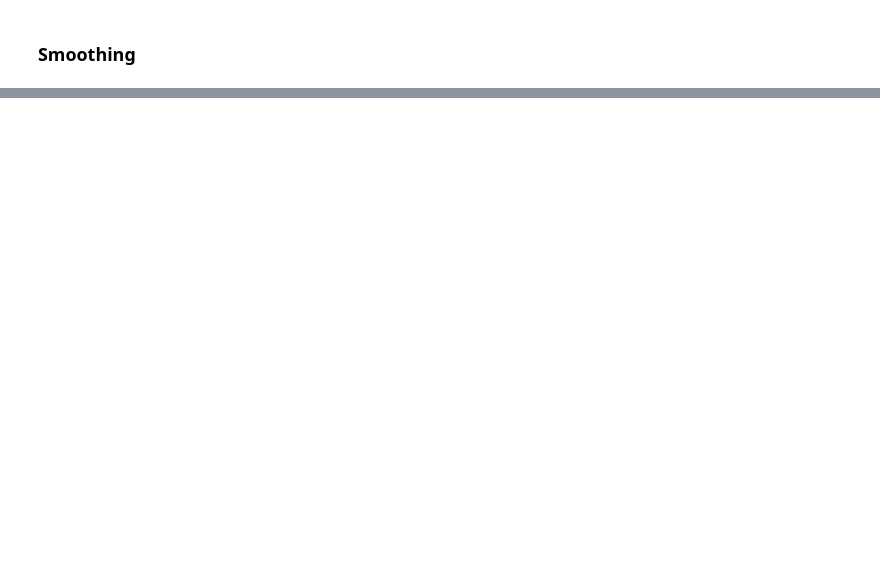
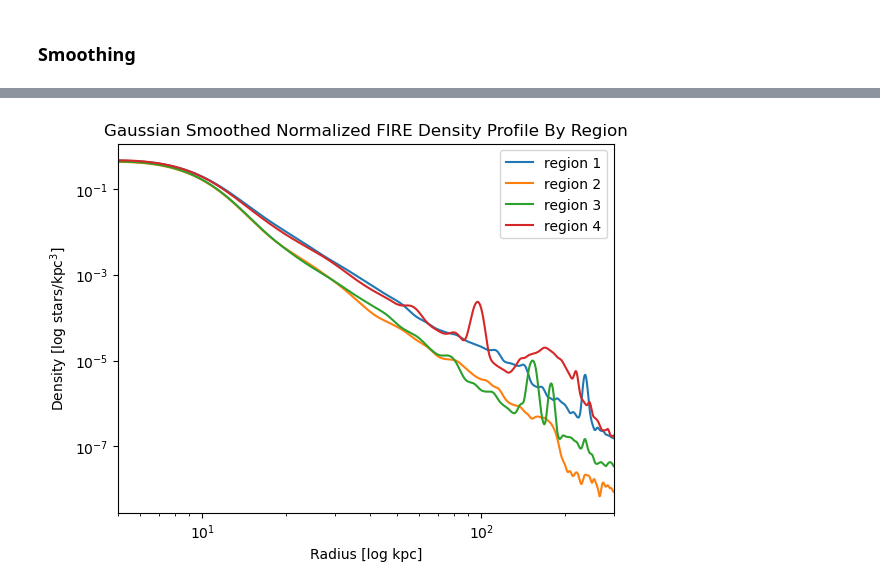
Before and after one commit to aeden2019/rubin_mw_mocks, a Jupyter notebook: src/analysis/population_plots.ipynb, the cells around one changed output, grey strips where cells are left out. Saved outputs shown, nothing was run; the diff lists cells and outputs as text; code cells hidden in the pictures; blank space fills up the shorter version.

```diff
--- a/src/analysis/population_plots.ipynb
+++ b/src/analysis/population_plots.ipynb
@@ -206,0 +333,23 @@ plt.show()
+# %%
+from scipy.ndimage import gaussian_filter1d
+
+# Apply Gaussian smoothing
+smoothed_density_region1 = gaussian_filter1d(fireDensitySatRegion1Norm, sigma=10)
+smoothed_density_region2 = gaussian_filter1d(fireDensitySatRegion2Norm, sigma=10)
+smoothed_density_region3 = gaussian_filter1d(fireDensitySatRegion3Norm, sigma=10)
+smoothed_density_region4 = gaussian_filter1d(fireDensitySatRegion4Norm, sigma=10)
+
+# Plot the density profile with interpolated values
+fig, ax = plt.subplots()
+ax.loglog(fireEdgesSat[:-1], smoothed_density_region1, label='region 1')
+ax.loglog(fireEdgesSat[:-1], smoothed_density_region2, label='region 2')
+ax.loglog(fireEdgesSat[:-1], smoothed_density_region3, label='region 3')
+ax.loglog(fireEdgesSat[:-1], smoothed_density_region4, label='region 4')
+ax.set_xlabel('Radius [log kpc]')
+ax.set_ylabel('Density [log stars/kpc$^3$]')
+ax.set_xlim(rmin, rmax)
+ax.legend()
+plt.title('Gaussian Smoothed Normalized FIRE Density Profile By Region')
+plt.show()
+# %% [output]
+[figure, added]
```
Also changed, not shown: parts of 15 cells of this notebook.
